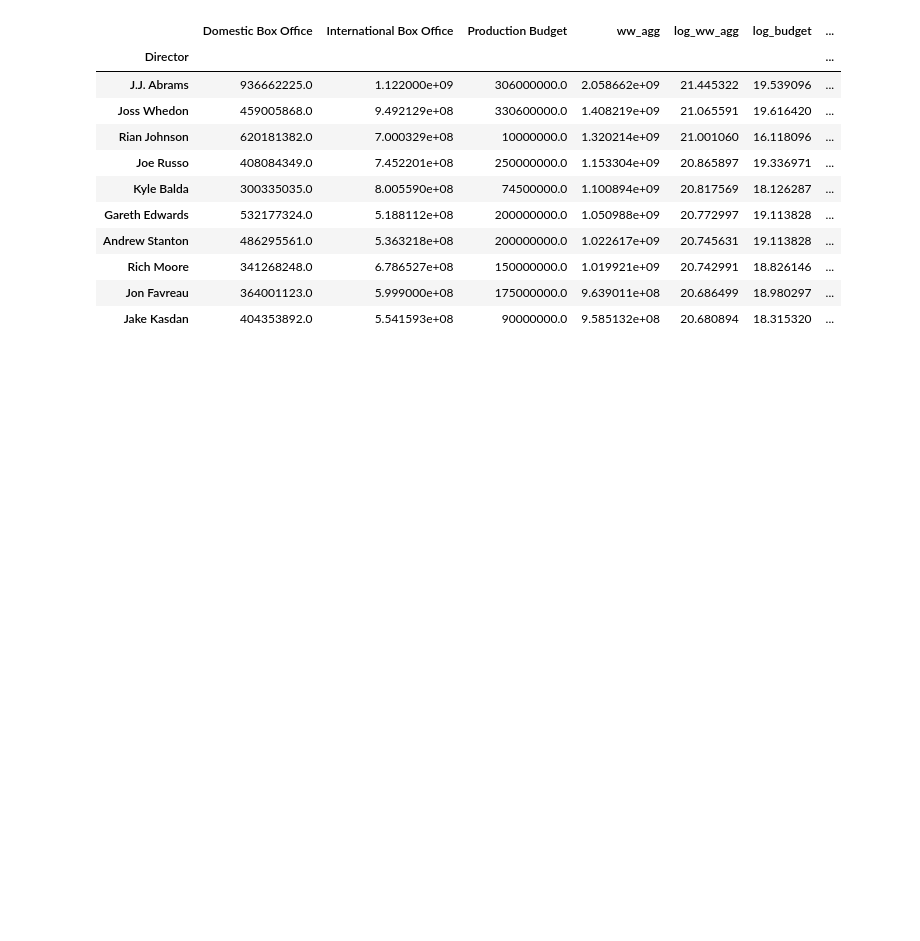
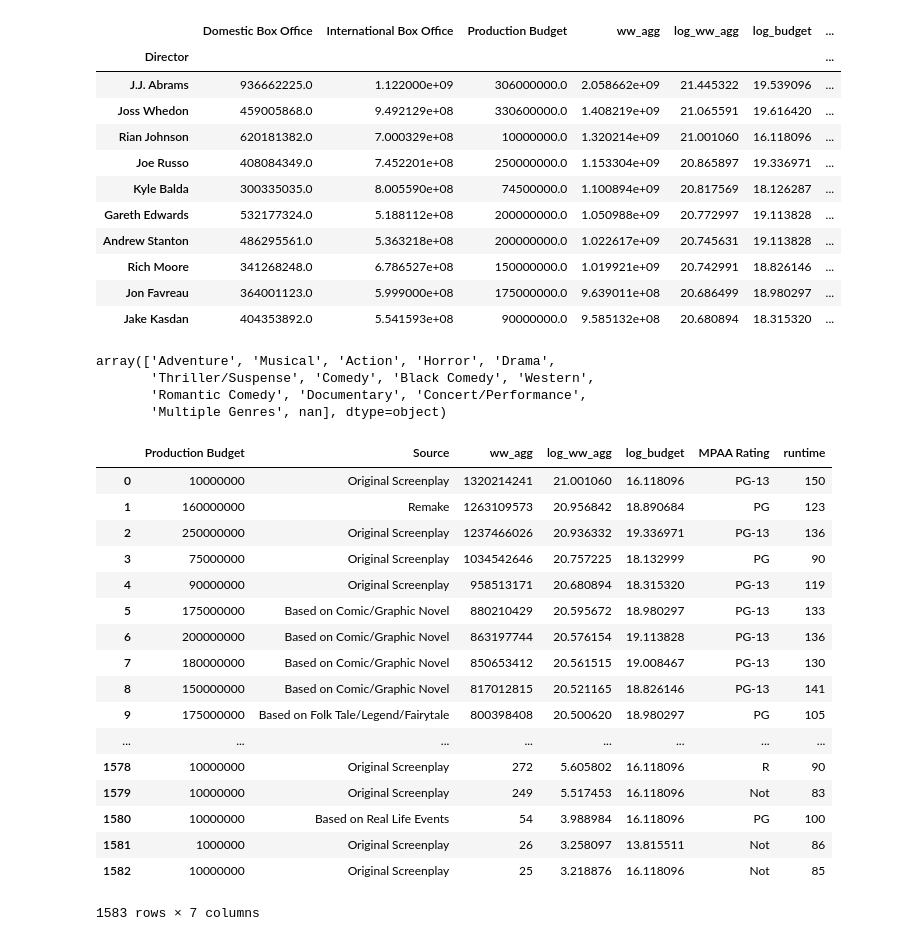
Before and after one commit to Rmloong/movie-revenue-predictor, a Jupyter notebook: EDA.ipynb, the cells around one changed output. Cells and saved outputs as stored; diff of their text form; code cells hidden in the pictures; blank space fills up the shorter version.

```diff
--- a/EDA.ipynb
+++ b/EDA.ipynb
@@ -274,2 +348,2 @@ def create_franchise_dummy(dataframe):
 # %%
-df_clean_data_trim['is_franchise'] = create_franchise_dummy(df_clean_data)
+franchise = create_franchise_dummy(df_clean_data)
@@ -354,3 +446,10 @@ top_10_directors
 | Rich Moore | 341268248.0 | 6.786527e+08 | 150000000.0 | 1.019921e+09 | 20.742991 | 18.826146 | ... |
 | Jon Favreau | 364001123.0 | 5.999000e+08 | 175000000.0 | 9.639011e+08 | 20.686499 | 18.980297 | ... |
 | Jake Kasdan | 404353892.0 | 5.541593e+08 | 90000000.0 | 9.585132e+08 | 20.680894 | 18.315320 | ... |
+# %%
+df_clean_data['Genre'].unique()
+# %% [output]
+array(['Adventure', 'Musical', 'Action', 'Horror', 'Drama',
+       'Thriller/Suspense', 'Comedy', 'Black Comedy', 'Western',
+       'Romantic Comedy', 'Documentary', 'Concert/Performance',
+       'Multiple Genres', nan], dtype=object)
@@ -356,0 +462,21 @@ top_10_directors
+# %%
+df_clean_data_trim.iloc[:,3:]
+# %% [output]
+|  | Production Budget | Source | ww_agg | log_ww_agg | log_budget | MPAA Rating | runtime |
+| 0 | 10000000 | Original Screenplay | 1320214241 | 21.001060 | 16.118096 | PG-13 | 150 |
+| 1 | 160000000 | Remake | 1263109573 | 20.956842 | 18.890684 | PG | 123 |
+| 2 | 250000000 | Original Screenplay | 1237466026 | 20.936332 | 19.336971 | PG-13 | 136 |
+| 3 | 75000000 | Original Screenplay | 1034542646 | 20.757225 | 18.132999 | PG | 90 |
+| 4 | 90000000 | Original Screenplay | 958513171 | 20.680894 | 18.315320 | PG-13 | 119 |
+| 5 | 175000000 | Based on Comic/Graphic Novel | 880210429 | 20.595672 | 18.980297 | PG-13 | 133 |
+| 6 | 200000000 | Based on Comic/Graphic Novel | 863197744 | 20.576154 | 19.113828 | PG-13 | 136 |
+| 7 | 180000000 | Based on Comic/Graphic Novel | 850653412 | 20.561515 | 19.008467 | PG-13 | 130 |
+| 8 | 150000000 | Based on Comic/Graphic Novel | 817012815 | 20.521165 | 18.826146 | PG-13 | 141 |
+| 9 | 175000000 | Based on Folk Tale/Legend/Fairytale | 800398408 | 20.500620 | 18.980297 | PG | 105 |
+| ... | ... | ... | ... | ... | ... | ... | ... |
+| 1578 | 10000000 | Original Screenplay | 272 | 5.605802 | 16.118096 | R | 90 |
+| 1579 | 10000000 | Original Screenplay | 249 | 5.517453 | 16.118096 | Not | 83 |
+| 1580 | 10000000 | Based on Real Life Events | 54 | 3.988984 | 16.118096 | PG | 100 |
+| 1581 | 1000000 | Original Screenplay | 26 | 3.258097 | 13.815511 | Not | 86 |
+| 1582 | 10000000 | Original Screenplay | 25 | 3.218876 | 16.118096 | Not | 85 |
+1583 rows × 7 columns
```
Also changed, not shown: parts of 17 cells of this notebook.
